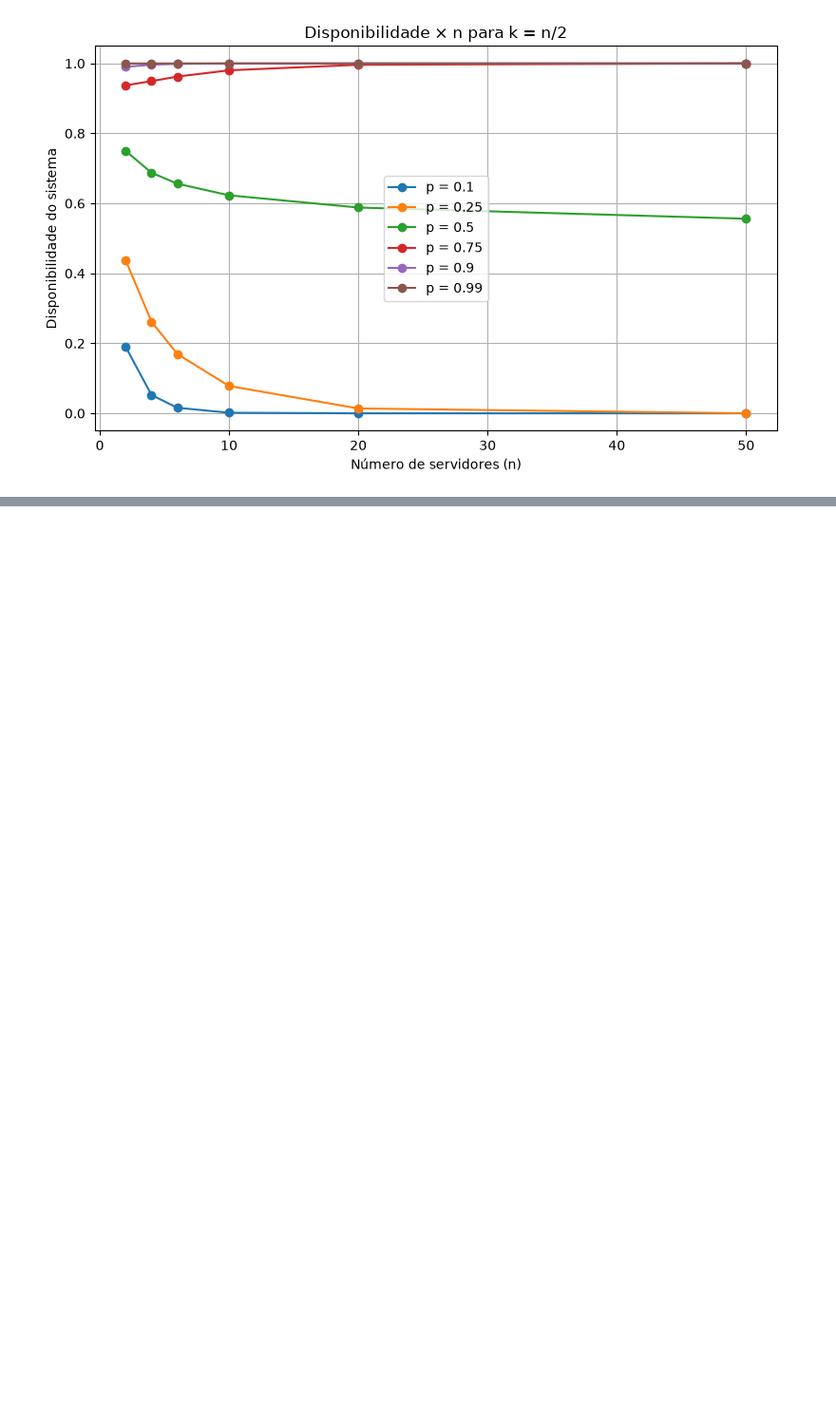
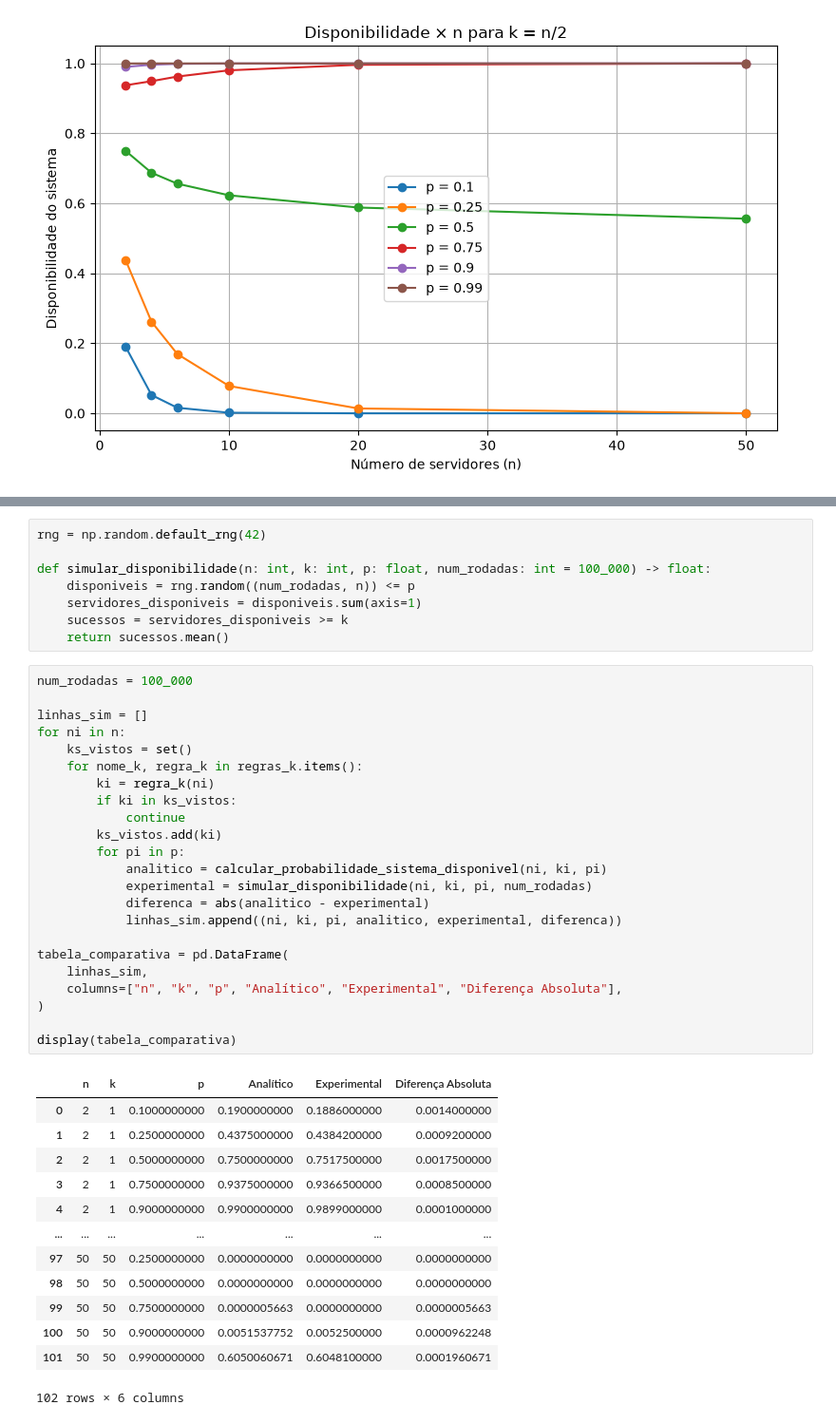
Before and after one commit to raquelx99/TrabalhoCompDistribuida, a Jupyter notebook: trabalho-nabor-notebook.ipynb, the cells around one changed output, grey strips where cells are left out. Shown at 95% size. Saved outputs shown, nothing was run; the diff lists cells and outputs as text; blank space fills up the shorter version.

```diff
--- a/trabalho-nabor-notebook.ipynb
+++ b/trabalho-nabor-notebook.ipynb
@@ -172,0 +174,45 @@ plt.show()
+# %%
+rng = np.random.default_rng(42)
+
+def simular_disponibilidade(n: int, k: int, p: float, num_rodadas: int = 100_000) -> float:
+    disponiveis = rng.random((num_rodadas, n)) <= p
+    servidores_disponiveis = disponiveis.sum(axis=1)
+    sucessos = servidores_disponiveis >= k
+    return sucessos.mean()
+# %%
+num_rodadas = 100_000
+
+linhas_sim = []
+for ni in n:
+    ks_vistos = set()
+    for nome_k, regra_k in regras_k.items():
+        ki = regra_k(ni)
+        if ki in ks_vistos:
+            continue
+        ks_vistos.add(ki)
+        for pi in p:
+            analitico = calcular_probabilidade_sistema_disponivel(ni, ki, pi)
+            experimental = simular_disponibilidade(ni, ki, pi, num_rodadas)
+            diferenca = abs(analitico - experimental)
+            linhas_sim.append((ni, ki, pi, analitico, experimental, diferenca))
+
+tabela_comparativa = pd.DataFrame(
+    linhas_sim,
+    columns=["n", "k", "p", "Analítico", "Experimental", "Diferença Absoluta"],
+)
+
+display(tabela_comparativa)
+# %% [output]
+|  | n | k | p | Analítico | Experimental | Diferença Absoluta |
+| 0 | 2 | 1 | 0.1000000000 | 0.1900000000 | 0.1886000000 | 0.0014000000 |
+| 1 | 2 | 1 | 0.2500000000 | 0.4375000000 | 0.4384200000 | 0.0009200000 |
+| 2 | 2 | 1 | 0.5000000000 | 0.7500000000 | 0.7517500000 | 0.0017500000 |
+| 3 | 2 | 1 | 0.7500000000 | 0.9375000000 | 0.9366500000 | 0.0008500000 |
+| 4 | 2 | 1 | 0.9000000000 | 0.9900000000 | 0.9899000000 | 0.0001000000 |
+| ... | ... | ... | ... | ... | ... | ... |
+| 97 | 50 | 50 | 0.2500000000 | 0.0000000000 | 0.0000000000 | 0.0000000000 |
+| 98 | 50 | 50 | 0.5000000000 | 0.0000000000 | 0.0000000000 | 0.0000000000 |
+| 99 | 50 | 50 | 0.7500000000 | 0.0000005663 | 0.0000000000 | 0.0000005663 |
+| 100 | 50 | 50 | 0.9000000000 | 0.0051537752 | 0.0052500000 | 0.0000962248 |
+| 101 | 50 | 50 | 0.9900000000 | 0.6050060671 | 0.6048100000 | 0.0001960671 |
+102 rows × 6 columns
```
Also changed, not shown: parts of 5 cells of this notebook.
